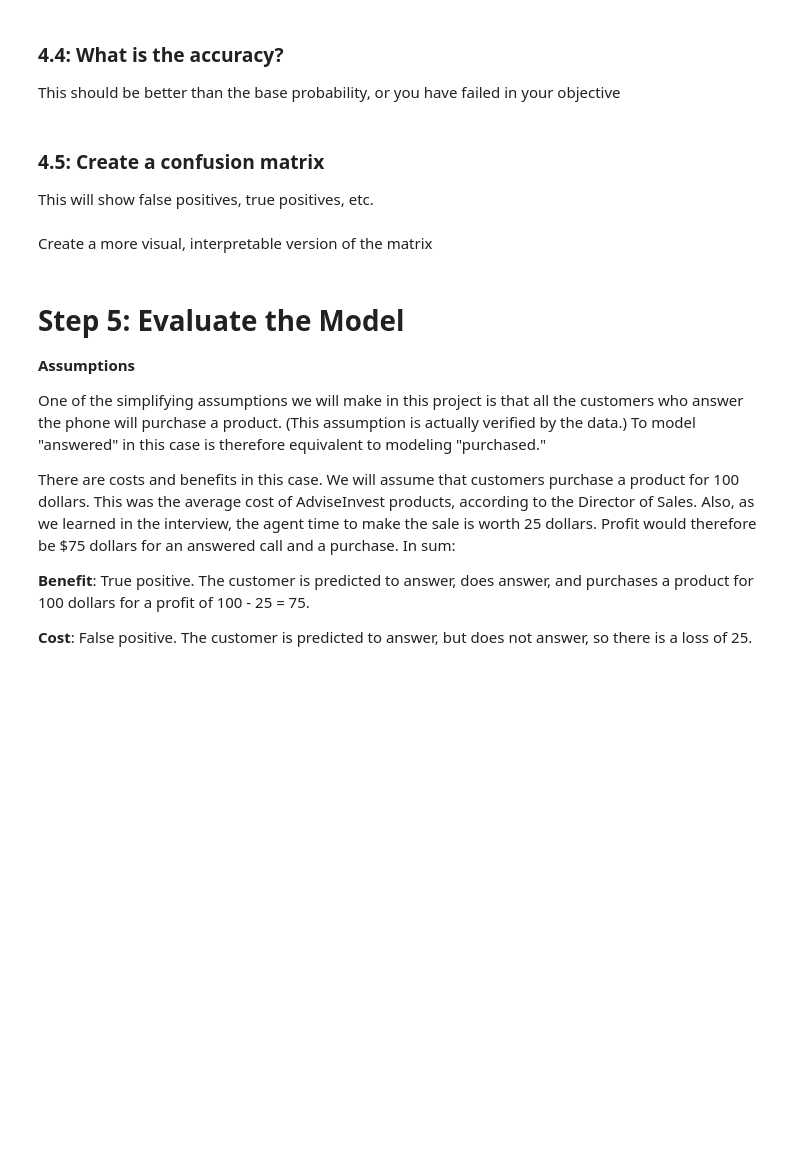
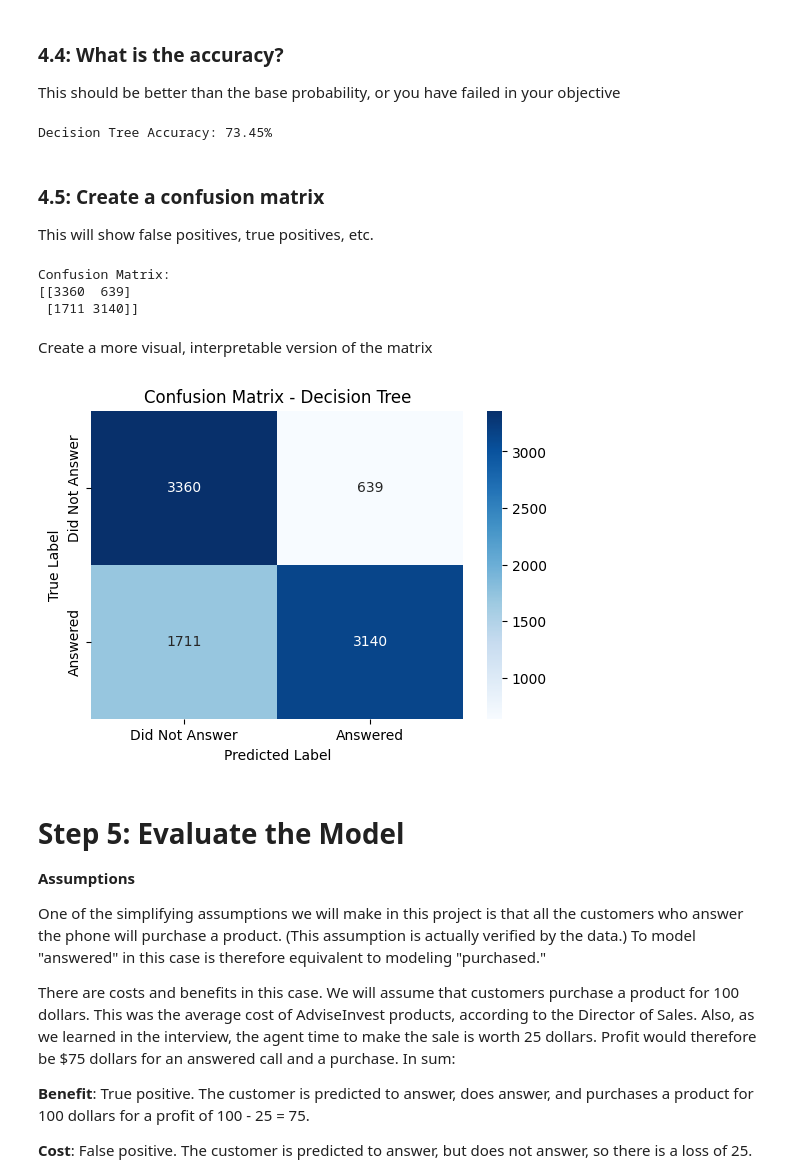
Before and after one commit to 2239245168/Lab1_Yulin-Yang.ipynb, a Jupyter notebook: Assignments/Scripts/advise_invest_template.ipynb, the cells around one changed output. Saved outputs shown, nothing was run; the diff lists cells and outputs as text; code cells hidden in the pictures; blank space fills up the shorter version.

```diff
--- a/Assignments/Scripts/advise_invest_template.ipynb
+++ b/Assignments/Scripts/advise_invest_template.ipynb
@@ -390,3 +440,15 @@ This should be better than the base probability, or you have failed in your obje
+# %%
+from sklearn.metrics import accuracy_score
+
+# 使用模型对测试集进行预测
+y_pred = clf.predict(X_test)
+
+# 计算模型的准确率
+accuracy = accuracy_score(y_test, y_pred)
+
+print(f"Decision Tree Accuracy: {accuracy:.2%}")
+# %% [output]
+Decision Tree Accuracy: 73.45%
 # %% [markdown]
 ### 4.5: Create a confusion matrix
 
@@ -396,2 +456,14 @@ This will show false positives, true positives, etc.
+# %%
+from sklearn.metrics import confusion_matrix
+
+# 创建混淆矩阵
+cm = confusion_matrix(y_test, y_pred)
+
+print("Confusion Matrix:")
+print(cm)
+# %% [output]
+Confusion Matrix:
+[[3360  639]
+ [1711 3140]]
 # %% [markdown]
 Create a more visual, interpretable version of the matrix
@@ -400,3 +470,19 @@ Create a more visual, interpretable version of the matrix
+# %%
+import seaborn as sns
+import matplotlib.pyplot as plt
+
+# 创建一个热力图展示混淆矩阵
+plt.figure(figsize=(6,4))
+sns.heatmap(cm, annot=True, fmt='d', cmap='Blues',
+            xticklabels=['Did Not Answer', 'Answered'],
+            yticklabels=['Did Not Answer', 'Answered'])
+
+plt.xlabel('Predicted Label')
+plt.ylabel('True Label')
+plt.title('Confusion Matrix - Decision Tree')
+plt.show()
+# %% [output]
+[figure, added]
 # %% [markdown]
 # Step 5: Evaluate the Model
 
```
Also changed, not shown: parts of 12 cells of this notebook.
